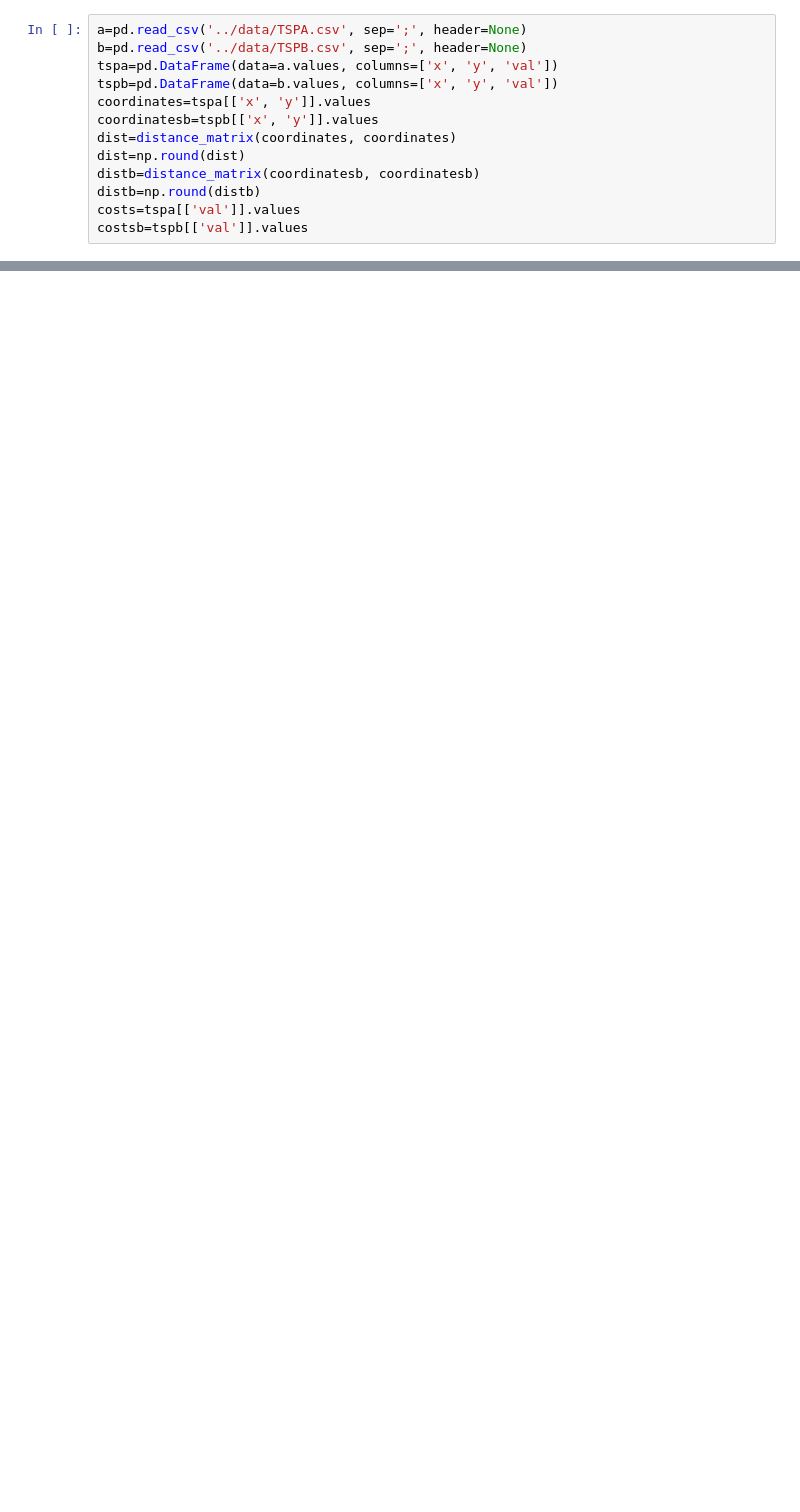
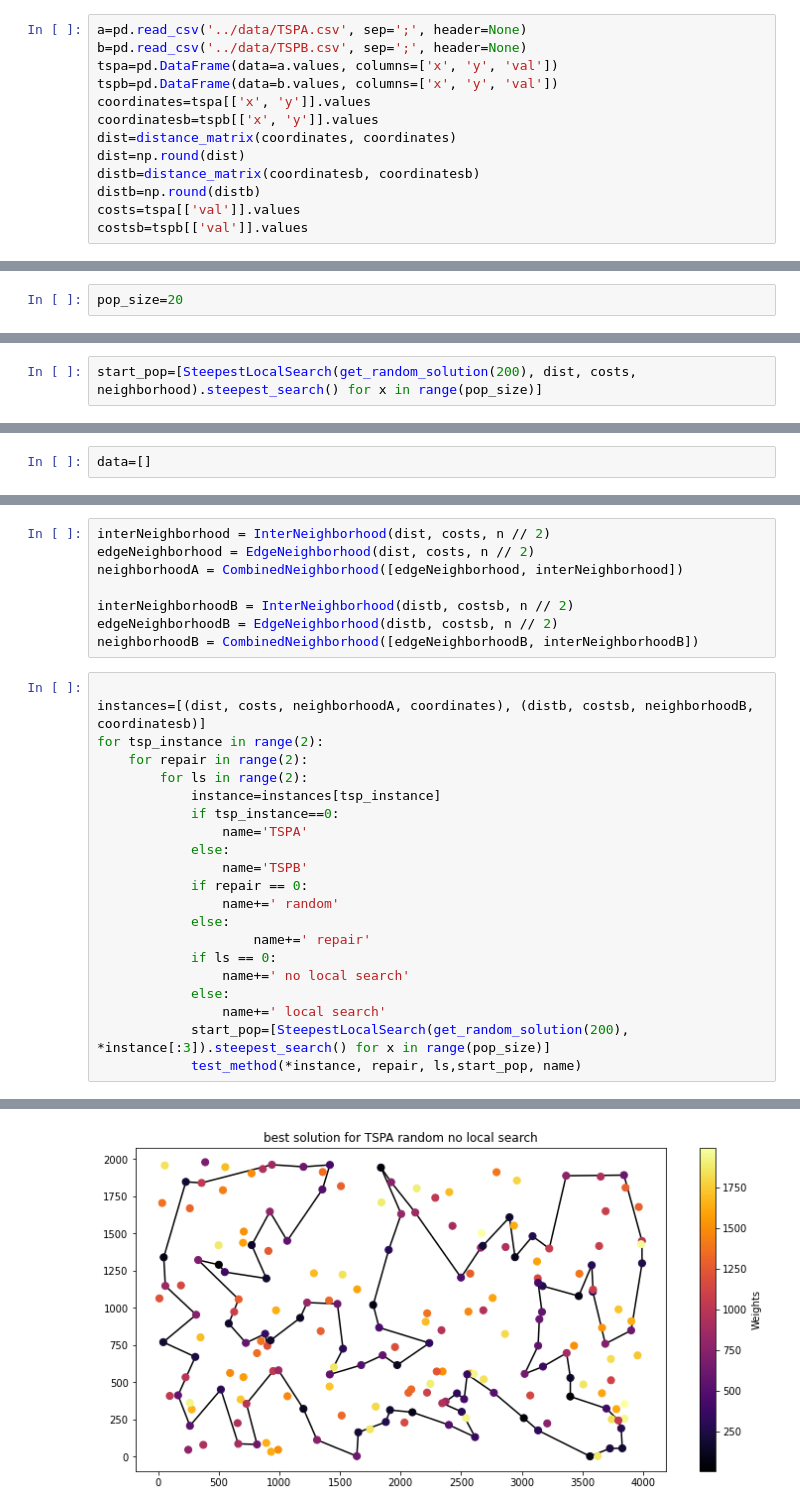
Before and after one commit to krzysztof-m-w/evolutionary_computation, a Jupyter notebook: lab9/ec9.ipynb, the cells around one changed output, grey strips where cells are left out. Saved outputs shown, nothing was run; the diff lists cells and outputs as text; blank space fills up the shorter version.

```diff
--- a/lab9/ec9.ipynb
+++ b/lab9/ec9.ipynb
@@ -31,0 +261,2 @@ costsb=tspb[['val']].values
+# %%
+pop_size=20
@@ -32 +372,3 @@ costsb=tspb[['val']].values
+# %%
+start_pop=[SteepestLocalSearch(get_random_solution(200), dist, costs, neighborhood).steepest_search() for x in range(pop_size)]
 # %%
@@ -50,0 +454,2 @@ a,b=get_random_solution(200),get_random_solution(200)
+# %%
+data=[]
@@ -50,0 +479,30 @@ a,b=get_random_solution(200),get_random_solution(200)
+# %%
+interNeighborhood = InterNeighborhood(dist, costs, n // 2)
+edgeNeighborhood = EdgeNeighborhood(dist, costs, n // 2)
+neighborhoodA = CombinedNeighborhood([edgeNeighborhood, interNeighborhood])
+
+interNeighborhoodB = InterNeighborhood(distb, costsb, n // 2)
+edgeNeighborhoodB = EdgeNeighborhood(distb, costsb, n // 2)
+neighborhoodB = CombinedNeighborhood([edgeNeighborhoodB, interNeighborhoodB])
+# %%
+
+instances=[(dist, costs, neighborhoodA, coordinates), (distb, costsb, neighborhoodB, coordinatesb)]
+for tsp_instance in range(2):
+    for repair in range(2):
+        for ls in range(2):
+            instance=instances[tsp_instance]
+            if tsp_instance==0:
+                name='TSPA'
+            else:
+                name='TSPB'
+            if repair == 0:
+                name+=' random'
+            else:
+                    name+=' repair'
+            if ls == 0:
+                name+=' no local search'
+            else:
+                name+=' local search'
+            start_pop=[SteepestLocalSearch(get_random_solution(200), *instance[:3]).steepest_search() for x in range(pop_size)]
+            test_method(*instance, repair, ls,start_pop, name)
+# %% [output]
@@ -50,0 +512 @@ a,b=get_random_solution(200),get_random_solution(200)
+[figure, added]
```
Also changed, not shown: parts of 11 cells of this notebook, 1 other file.
